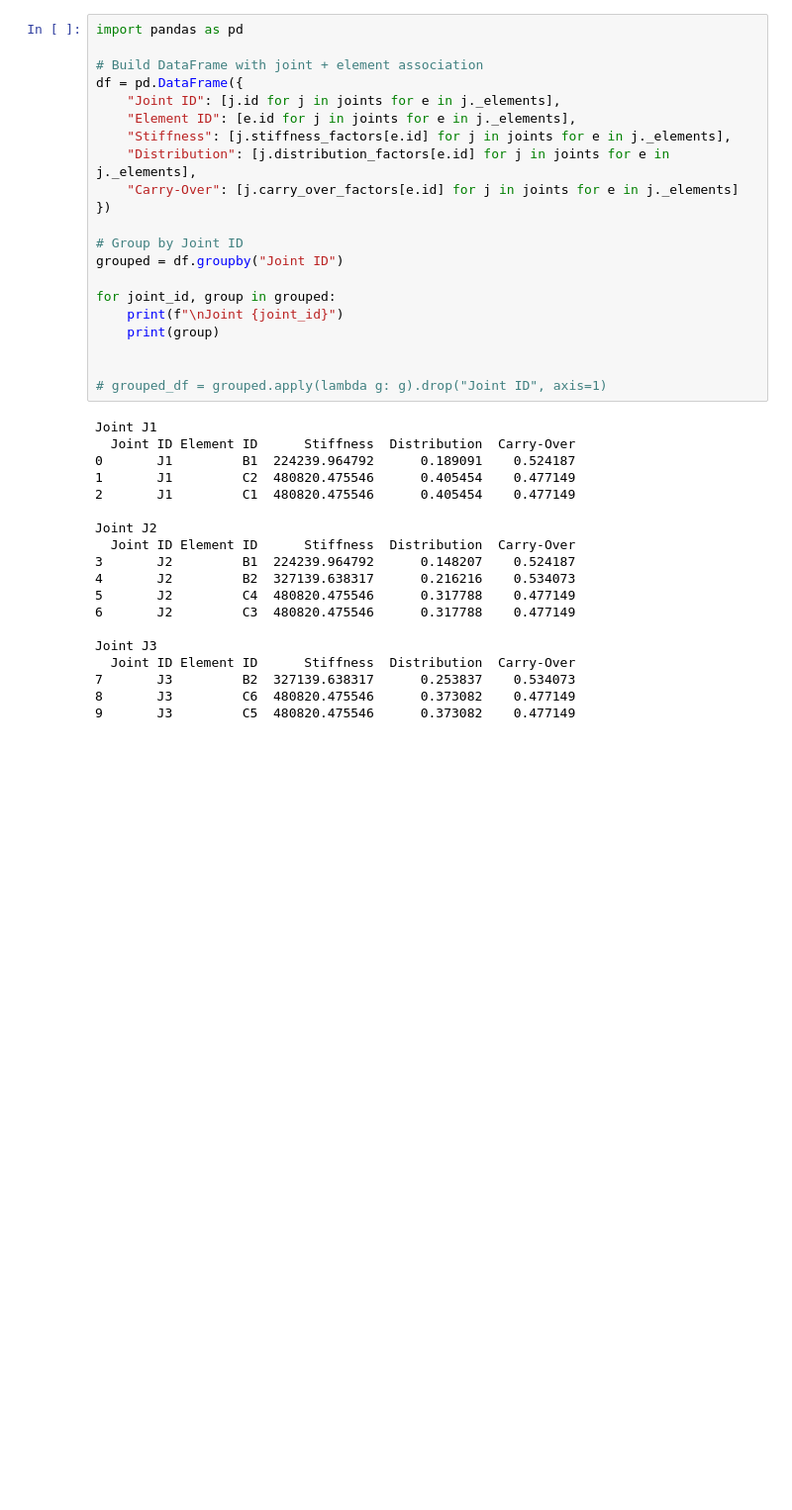
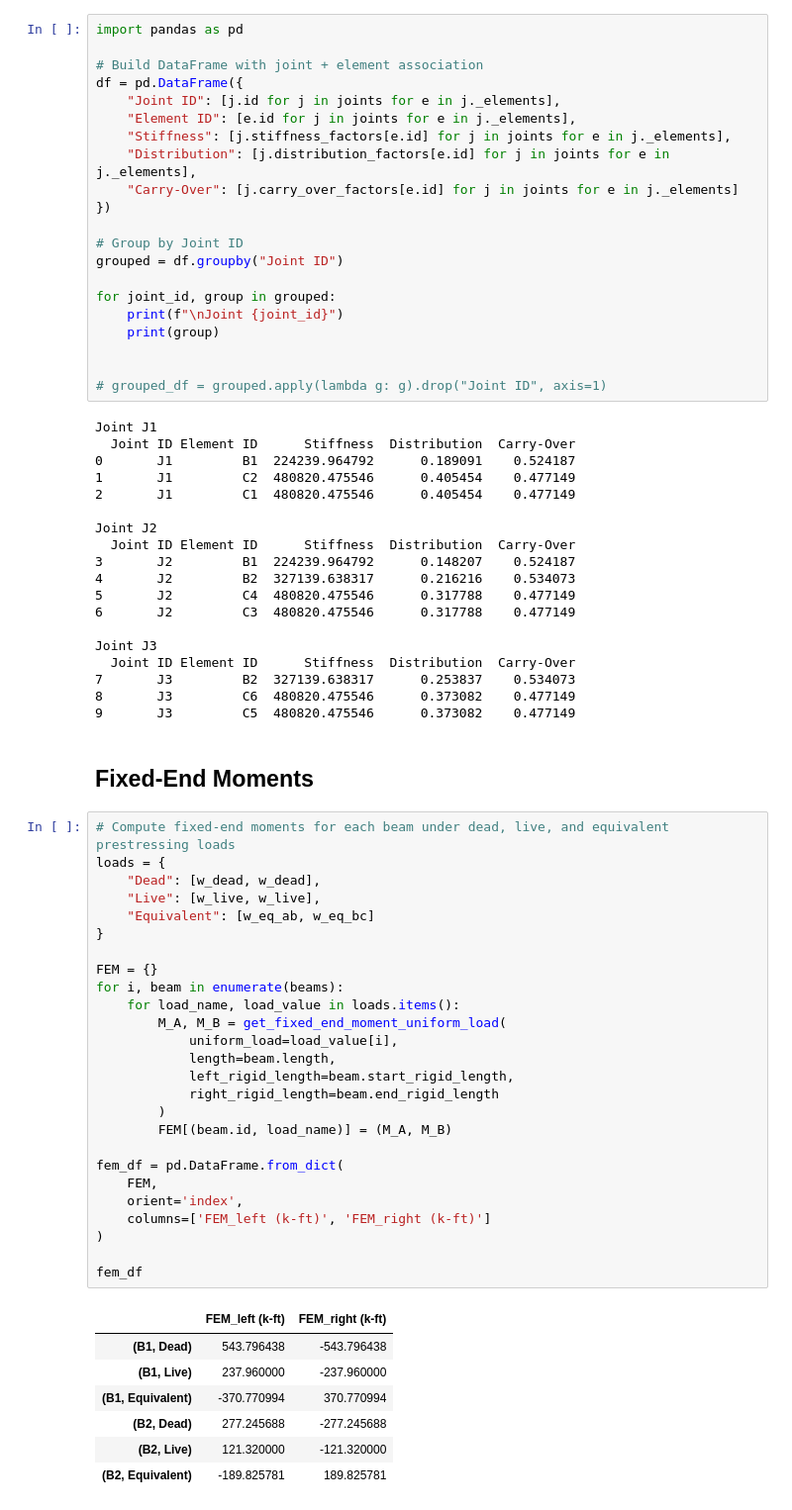
Before and after one commit to hkaragah/hkaragah.github.io, a Jupyter notebook: structure/concrete_shear/prestressed_determinate_beam/prestressed_determinate_beam.ipynb, the cells around one changed output. Shown at 99% size. Saved outputs shown, nothing was run; the diff lists cells and outputs as text; blank space fills up the shorter version.

```diff
--- a/structure/concrete_shear/prestressed_determinate_beam/prestressed_determinate_beam.ipynb
+++ b/structure/concrete_shear/prestressed_determinate_beam/prestressed_determinate_beam.ipynb
@@ -311,3 +312,39 @@ Joint J3
 7       J3         B2  327139.638317      0.253837    0.534073
 8       J3         C6  480820.475546      0.373082    0.477149
 9       J3         C5  480820.475546      0.373082    0.477149
+# %% [markdown]
+## Fixed-End Moments
+# %%
+# Compute fixed-end moments for each beam under dead, live, and equivalent prestressing loads
+loads = {
+    "Dead": [w_dead, w_dead],
+    "Live": [w_live, w_live],
+    "Equivalent": [w_eq_ab, w_eq_bc]
+}
+
+FEM = {}
+for i, beam in enumerate(beams):
+    for load_name, load_value in loads.items():
+        M_A, M_B = get_fixed_end_moment_uniform_load(
+            uniform_load=load_value[i],
+            length=beam.length,
+            left_rigid_length=beam.start_rigid_length,
+            right_rigid_length=beam.end_rigid_length
+        )
+        FEM[(beam.id, load_name)] = (M_A, M_B)
+
+fem_df = pd.DataFrame.from_dict(
+    FEM,
+    orient='index',
+    columns=['FEM_left (k-ft)', 'FEM_right (k-ft)']
+)
+
+fem_df
+# %% [output]
+|  | FEM_left (k-ft) | FEM_right (k-ft) |
+| (B1, Dead) | 543.796438 | -543.796438 |
+| (B1, Live) | 237.960000 | -237.960000 |
+| (B1, Equivalent) | -370.770994 | 370.770994 |
+| (B2, Dead) | 277.245688 | -277.245688 |
+| (B2, Live) | 121.320000 | -121.320000 |
+| (B2, Equivalent) | -189.825781 | 189.825781 |
```
Also changed, not shown: parts of 10 cells of this notebook, 2 other files.
